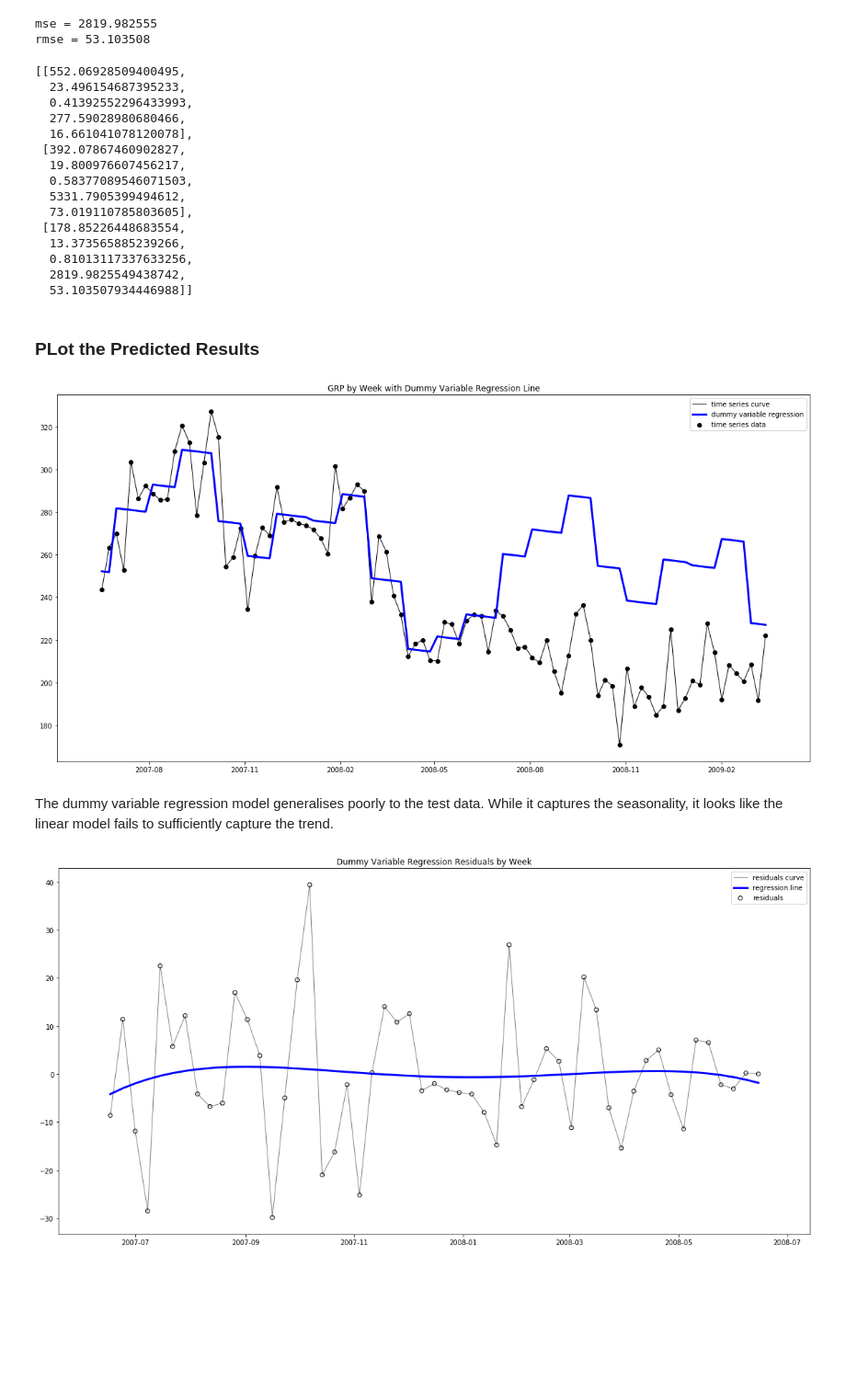
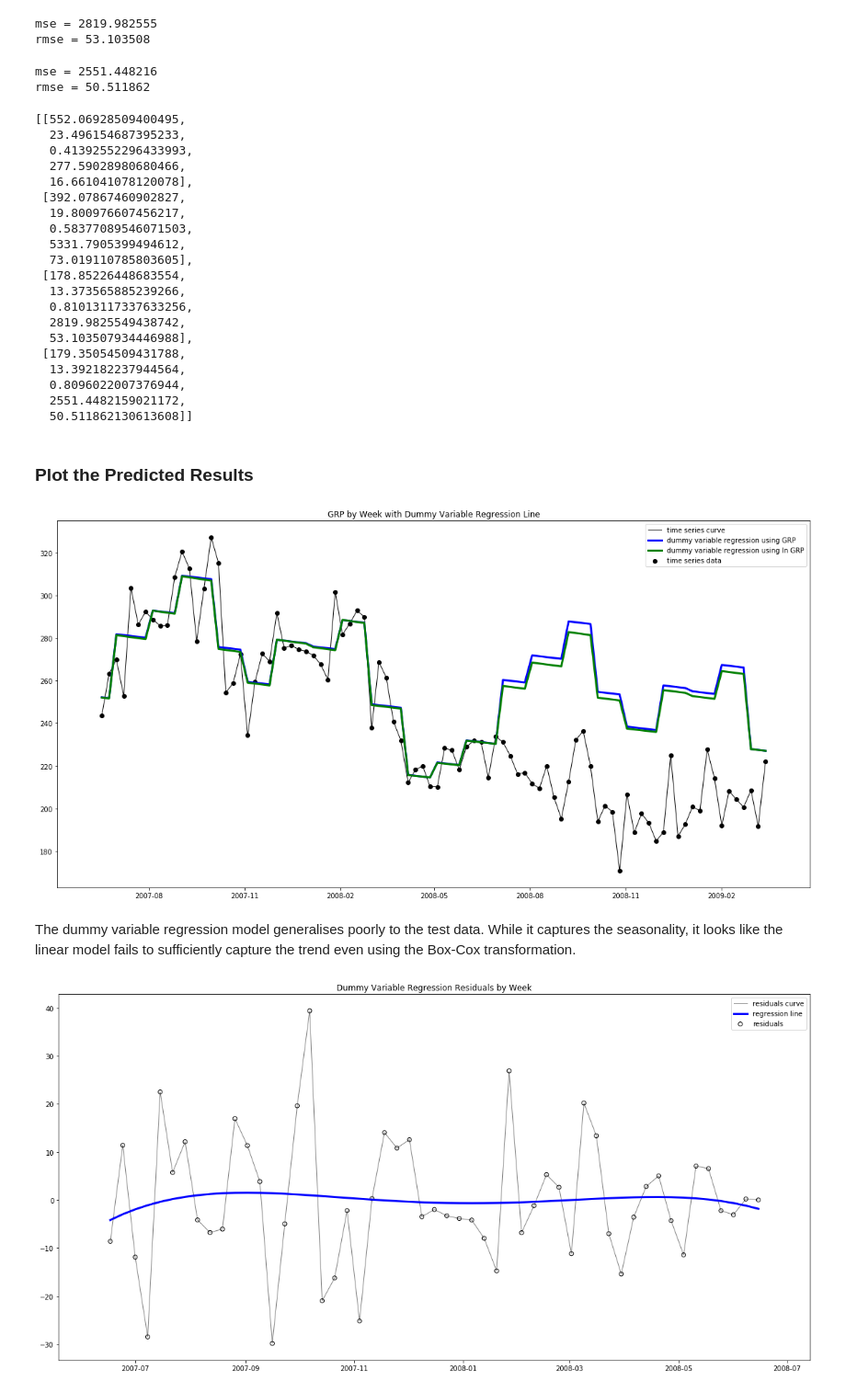
Before and after one commit to tkokkeng/KE5108-TVChannelRatings, a Jupyter notebook: linReg.ipynb, the cells around one changed output. Shown at 92% size. Drawn from its saved outputs; the diff is of its cells as text; code cells hidden in the pictures; blank space fills up the shorter version.

Commit message:
box-cox transformation
added box-cox transformation to dummy variable regression

```diff
--- a/linReg.ipynb
+++ b/linReg.ipynb
@@ -339,0 +358,3 @@ The residuals resembles white noise. The model is properly fitted.
+# %%
+ts_df['GRP-trnsf'] = np.log(ts_df['GRP'])
+ts_df.head()
@@ -370,9 +404,15 @@ test_ts_dummy_df = ts_dummy_df.loc['18/6/2008':]
 # %% [markdown]
 ### Linear Regression Model with Dummy Variables
 # %%
+# Using GRP
 dummy_var_reg = LinearRegression()
 dummy_var_reg.fit(train_ts_dummy_df.iloc[:, :13].values, train_ts_dummy_df['GRP'])
 dummy_var_reg_train_pred = dummy_var_reg.predict(train_ts_dummy_df.iloc[:, :13].values)
+
+# Using ln GRP
+dummy_var_reg_trnsf = LinearRegression()
+dummy_var_reg_trnsf.fit(train_ts_dummy_df.iloc[:, :13].values, train_ts_dummy_df['GRP-trnsf'])
+dummy_var_reg_trnsf_train_pred = np.exp(dummy_var_reg_trnsf.predict(train_ts_dummy_df.iloc[:, :13].values))
 # %% [markdown]
 ### Training Results
 # %%
@@ -397,8 +452,18 @@ print('mse = %f\nrmse = %f' % (dummy_var_reg_test_mse, dummy_var_reg_test_rmse))
 # %% [output]
 mse = 2819.982555
 rmse = 53.103508
+# %%
+# Using ln GRP
+dummy_var_reg_trnsf_test_pred = np.exp(dummy_var_reg_trnsf.predict(test_ts_dummy_df.iloc[:, :13].values))
+dummy_var_reg_trnsf_test_mse = mean_squared_error(test_ts_dummy_df['GRP'].values, dummy_var_reg_trnsf_test_pred)
+dummy_var_reg_trnsf_test_rmse = np.sqrt(dummy_var_reg_trnsf_test_mse)
+print('mse = %f\nrmse = %f' % (dummy_var_reg_trnsf_test_mse, dummy_var_reg_trnsf_test_rmse))
+# %% [output]
+mse = 2551.448216
+rmse = 50.511862
 # %%
 results_list.append([dummy_var_reg_train_mse, dummy_var_reg_train_rmse, dummy_var_reg_r2, dummy_var_reg_test_mse, dummy_var_reg_test_rmse])
+results_list.append([dummy_var_reg_trnsf_train_mse, dummy_var_reg_trnsf_train_rmse, dummy_var_reg_trnsf_r2, dummy_var_reg_trnsf_test_mse, dummy_var_reg_trnsf_test_rmse])
 results_list
 # %% [output]
 [[552.06928509400495,
@@ -415,21 +480,29 @@ results_list
   13.373565885239266,
   0.81013117337633256,
   2819.9825549438742,
-  53.103507934446988]]
+  53.103507934446988],
+ [179.35054509431788,
+  13.392182237944564,
+  0.8096022007376944,
+  2551.4482159021172,
+  50.511862130613608]]
 # %% [markdown]
-### PLot the Predicted Results
+### Plot the Predicted Results
 # %%
 plt.figure(figsize=(20, 10))
 plt.title('GRP by Week with Dummy Variable Regression Line')
 plt.scatter(ts_df.index.values, ts_df['GRP'].values, color='black', label='time series data')
 plt.plot(ts_df.index.values, ts_df['GRP'].values, color='black', linewidth=1, label='time series curve')
-plt.plot(ts_df.index.values, np.concatenate([dummy_var_reg_train_pred, dummy_var_reg_test_pred]), color='blue', linewidth=3, label='dummy variable regression')
+plt.plot(ts_df.index.values, np.concatenate([dummy_var_reg_train_pred, dummy_var_reg_test_pred]), color='blue',
+         linewidth=3, label='dummy variable regression using GRP')
+plt.plot(ts_df.index.values, np.concatenate([dummy_var_reg_trnsf_train_pred, dummy_var_reg_trnsf_test_pred]), color='green',
+         linewidth=3, label='dummy variable regression using ln GRP')
 plt.legend()
 plt.show()
 # %% [output]
-[figure, old version]
+[figure, new version]
 # %% [markdown]
-The dummy variable regression model generalises poorly to the test data. While it captures the seasonality, it looks like the linear model fails to sufficiently capture the trend.
+The dummy variable regression model generalises poorly to the test data. While it captures the seasonality, it looks like the linear model fails to sufficiently capture the trend even using the Box-Cox transformation.
 # %%
 residuals = train_ts_dummy_df['GRP'].values - dummy_var_reg_train_pred
 dummy_var_reg_res = Pipeline(
```
Also changed, not shown: parts of 11 cells of this notebook.
